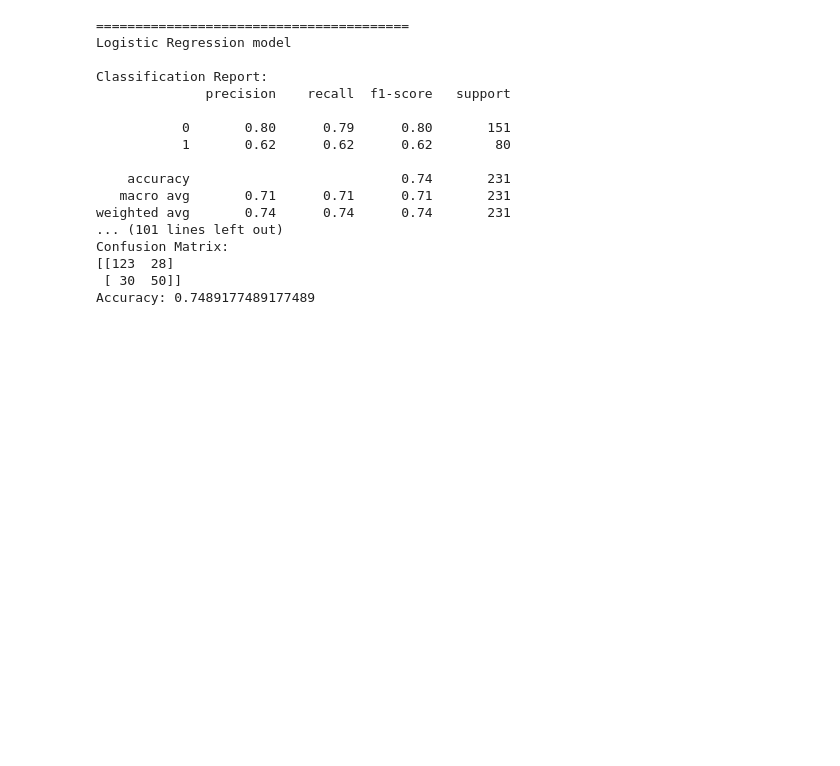
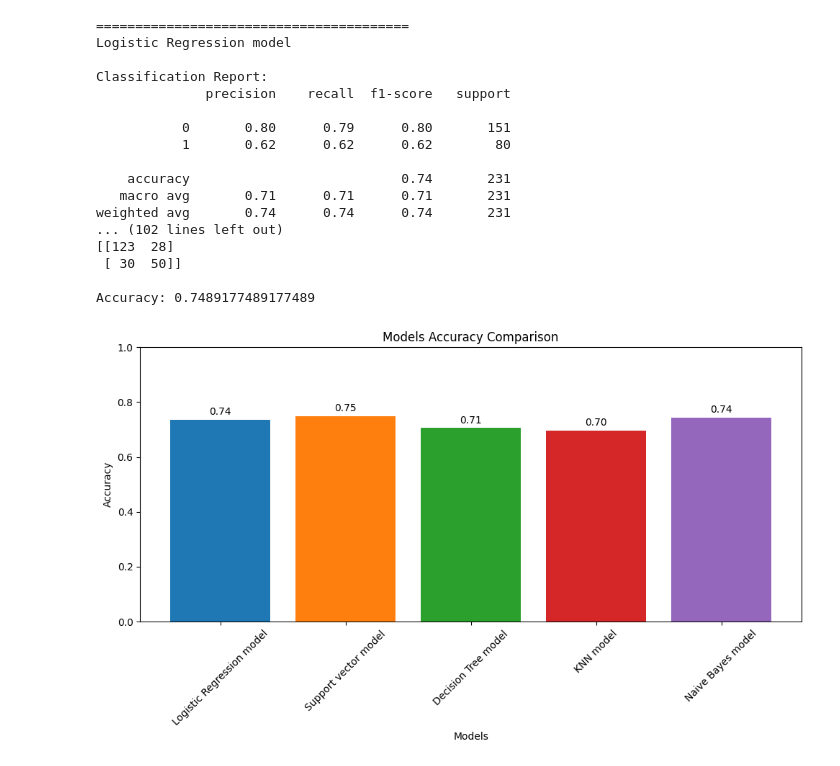
Before and after one commit to udityamerit/MultiModel-Package-for-Machine-Learning, a Jupyter notebook: Model/test.ipynb, the cells around one changed output. Cells and saved outputs as stored; diff of their text form; code cells hidden in the pictures; blank space fills up the shorter version.

```diff
--- a/Model/test.ipynb
+++ b/Model/test.ipynb
@@ -4,9 +4,9 @@ X,y = X_y()
 # %%
 from multimodel import MultiModelClassifier
 model = MultiModelClassifier(X, y, test_size=0.3)
-modles = model.run_all_models()
+models = model.run_all_models()
 # %%
-model.get_summary(modles)
+model.get_summary(models)
 # %% [output]
 ========================================
 Logistic Regression model
@@ -20,8 +20,12 @@ Classification Report:
     accuracy                           0.74       231
    macro avg       0.71      0.71      0.71       231
 weighted avg       0.74      0.74      0.74       231
-... (101 lines left out)
-Confusion Matrix:
+... (102 lines left out)
 [[123  28]
  [ 30  50]]
+
 Accuracy: 0.7489177489177489
+# %%
+model.plot_comparison(models)
+# %% [output]
+[figure, added]
```
Also changed, not shown: 1 other file.
